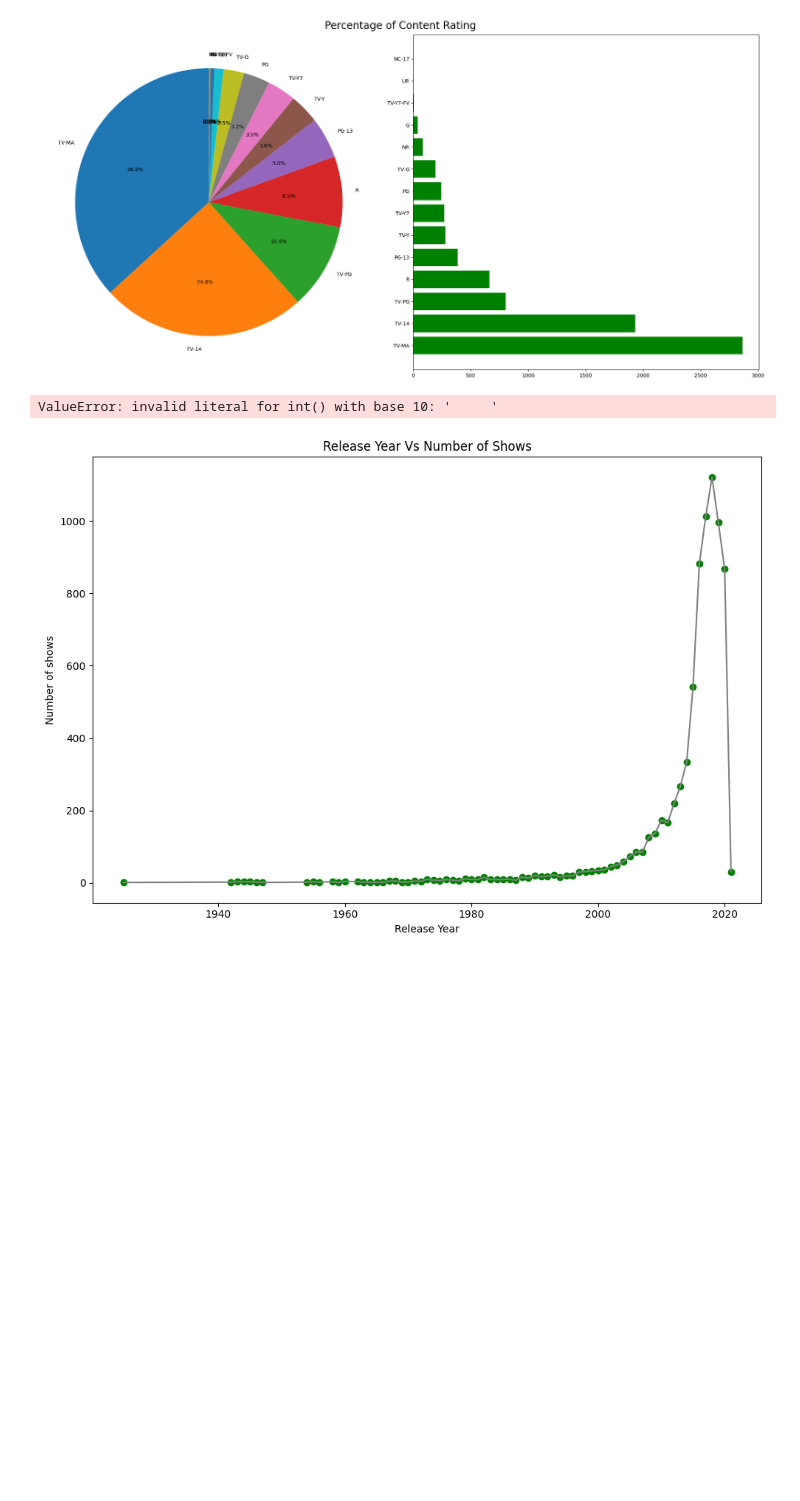
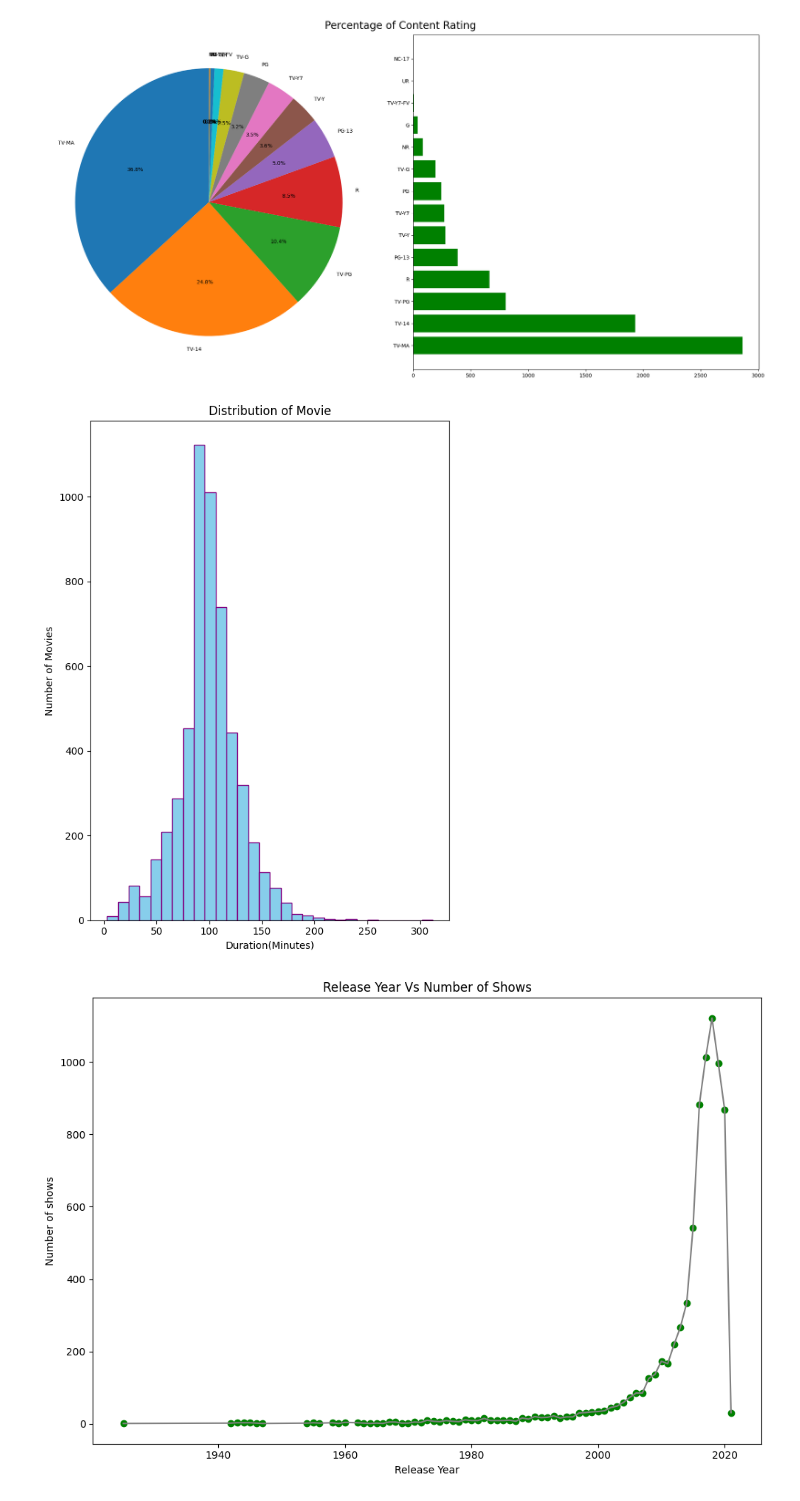
Before and after one commit to Sachin-Rawal091/NETFLIX_PROJECT_ON_MATPLOTLIB, a Jupyter notebook: NETFLIX_PROJECT.ipynb, the cells around one changed output. Drawn from its saved outputs; the diff is of its cells as text; code cells hidden in the pictures; blank space fills up the shorter version.

Commit message:
remove error

```diff
--- a/NETFLIX_PROJECT.ipynb
+++ b/NETFLIX_PROJECT.ipynb
@@ -2,8 +2,7 @@
 import pandas as pd
 import matplotlib.pyplot as plt
 # %%
-df = pd.read_csv(r'C:\SACHIN RAWAL FILES\LAPTOP\PYTHON COURCE\DATA_VISUALIZATION\MATPLOTLIB\netflix_dataset.csv')
-# print(df)
+df = pd.read_csv(r'D:\SACHIN RAWAL FILES\LAPTOP\PYTHON COURCE\DATA_VISUALIZATION\MATPLOTLIB\netflix_dataset.csv')
 # %%
 df.dropna(subset=['show_id','type','title','director','cast','country','date_added','release_year','rating','duration','listed_in','description'])
 type_count = df['type'].value_counts()
@@ -31,18 +30,25 @@ plt.show()
 [figure]
 # %%
 movie_df = df[df['type']=='Movie'].copy()
-movie_df['duration_int'] = movie_df['duration'].str.replace('min','').astype(int)
+# Remove 'min' and strip spaces
+movie_df['duration_int'] = movie_df['duration'].str.replace('min','').str.strip()
+
+# Keep only numeric values
+movie_df = movie_df[movie_df['duration_int'].str.isnumeric()]
+
+# Convert to int
+movie_df['duration_int'] = movie_df['duration_int'].astype(int)
 
 plt.figure(figsize=(6,8))
 plt.hist(movie_df['duration_int'],bins=30,color='skyblue',edgecolor = 'purple')
 plt.title("Distribution of Movie")
 plt.xlabel("Duration(Minutes)")
 plt.ylabel("Number of Movies")
 plt.tight_layout()
 plt.savefig("Distribution_of_Movie.png")
 plt.show()
 # %% [output]
-ValueError: invalid literal for int() with base 10: '     '
+[figure, added]
 # %%
 release_count = df['release_year'].value_counts().sort_index()
 plt.figure(figsize=(10,7))
```
Also changed, not shown: 3 other files.
